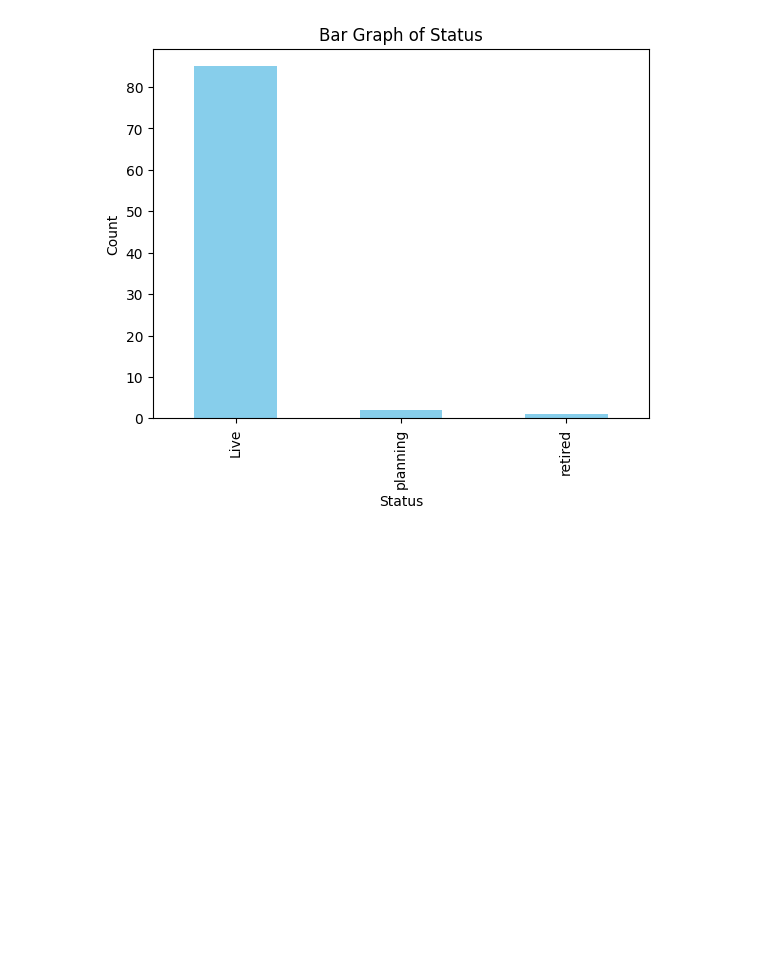
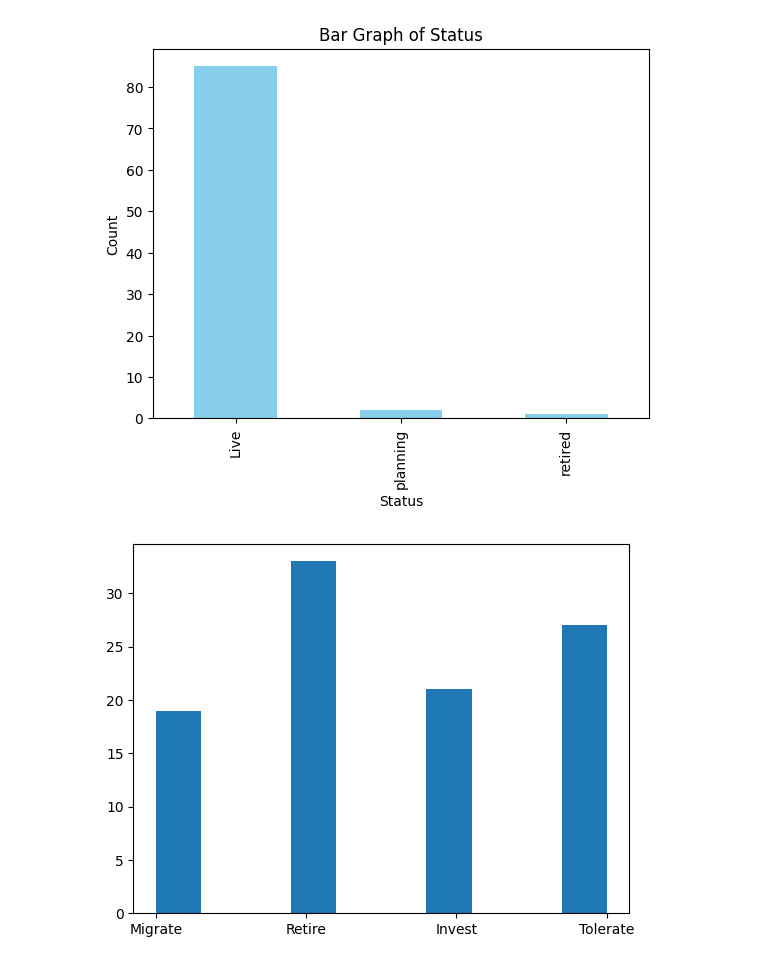
Before and after one commit to syedfaiqueali/Kaggle-Notebooks, a Jupyter notebook: finalising-pipeline.ipynb, the cells around one changed output. Saved outputs shown, nothing was run; the diff lists cells and outputs as text; code cells hidden in the pictures; blank space fills up the shorter version.

```diff
--- a/finalising-pipeline.ipynb
+++ b/finalising-pipeline.ipynb
@@ -508,3 +522,7 @@ ask_rta_bot('Plot Pie chart of Status')
 ask_rta_bot('Plot Bar graph of Status')
 # %% [output]
 [figure]
+# %%
+ask_rta_bot('Plot a histogram for the recommendation attribute')
+# %% [output]
+[figure, added]
```
Also changed, not shown: parts of 4 cells of this notebook.
